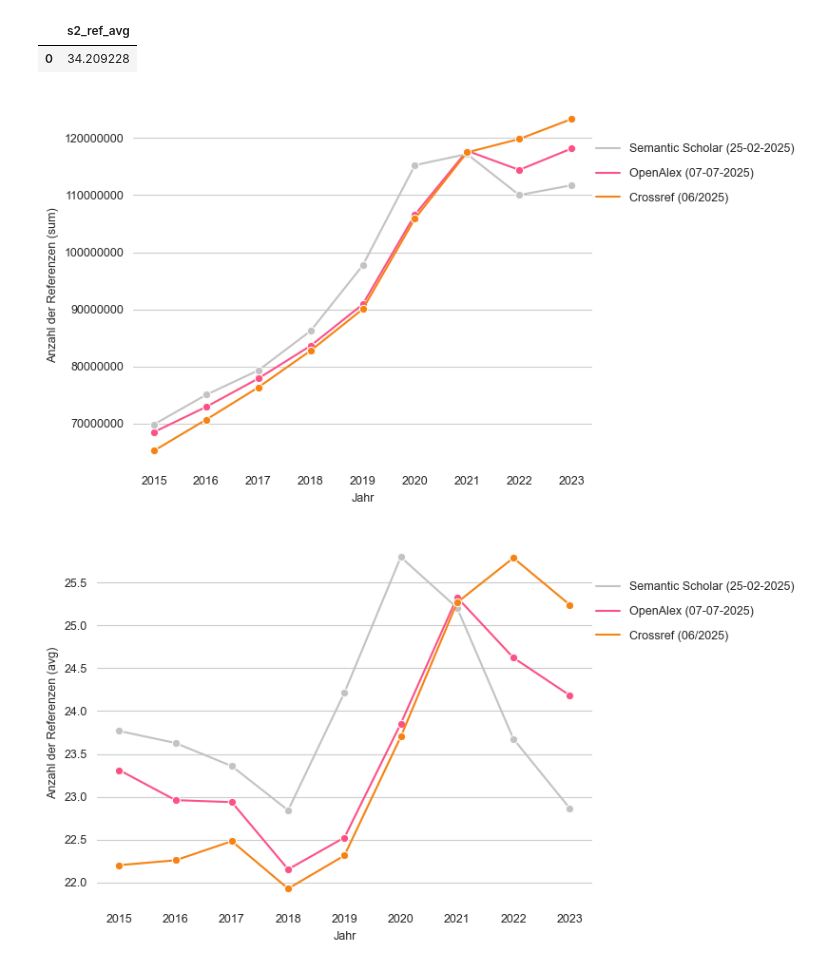
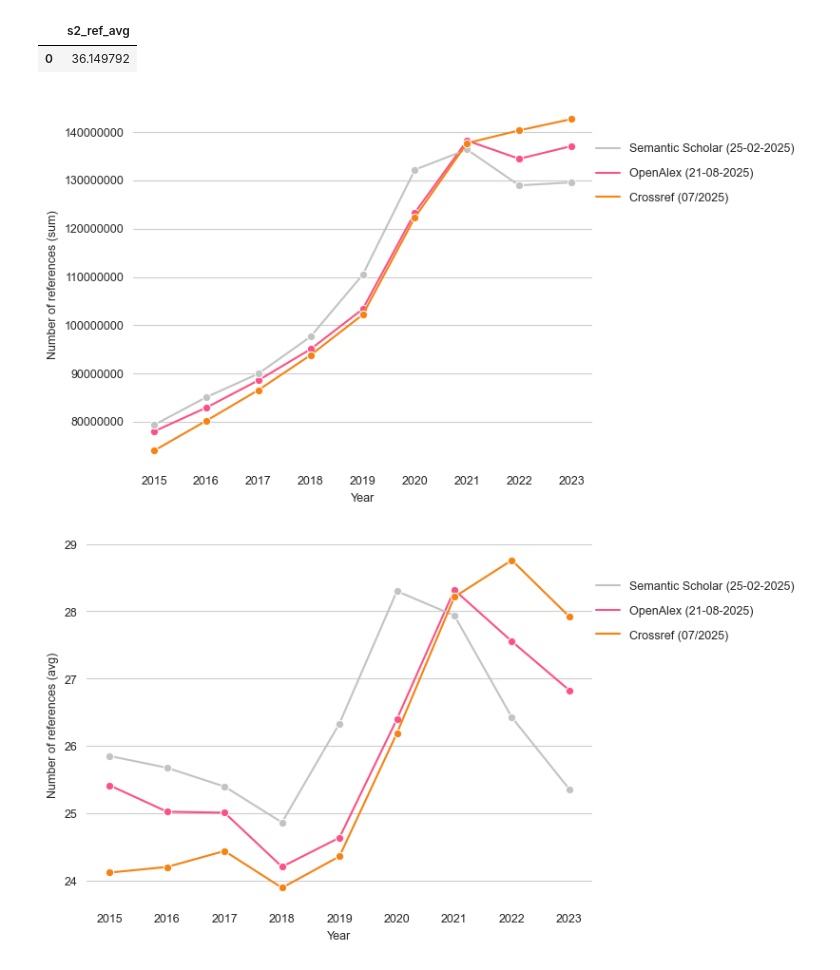
Before and after one commit to naustica/oal_s2_ref, a Jupyter notebook: Codebook.ipynb, the cells around one changed output. Cells and saved outputs as stored; diff of their text form; code cells hidden in the pictures.

Commit message:
update analysis (include reviews)

```diff
--- a/Codebook.ipynb
+++ b/Codebook.ipynb
@@ -201,7 +215,7 @@ oal_ref_avg = client.query(f"""
                                 AVG(oal.referenced_works_count) AS oal_ref_avg,
                             FROM {openalex_snapshot} AS oal
                             WHERE oal.publication_year BETWEEN 2015 AND 2023 AND oal.primary_location.source.type = 'journal'
-                                AND type='article' AND is_paratext=False AND is_retracted=False
+                                AND type IN ('article', 'review') AND is_paratext=False AND is_retracted=False
                             """).to_dataframe()
 # %%
 oal_ref_avg
@@ -225,13 +239,13 @@ s2_ref_avg = client.query(f"""
                             SELECT
                                 AVG(s2.referencecount) AS s2_ref_avg
                             FROM {s2ag_papers} AS s2, UNNEST(publicationtypes) AS ptype
-                            WHERE s2.year BETWEEN 2015 AND 2023 AND ptype = 'JournalArticle'
+                            WHERE s2.year BETWEEN 2015 AND 2023 AND ptype IN ('JournalArticle', 'Review')
                             """).to_dataframe()
 # %%
 s2_ref_avg
 # %% [output]
 |  | s2_ref_avg |
-| 0 | 34.209228 |
+| 0 | 36.149792 |
 # %%
 oal_s2_ref_sum_y = client.query(f"""
                                 SELECT
@@ -274,12 +288,12 @@ sns.lineplot(data=oal_s2_ref_sum_y[['cr_ref_sum', 'publication_year']],
              ax=ax)
 
 ax.grid(False, which='both', axis='x')
-ax.set(xlabel='Jahr', ylabel='Anzahl der Referenzen (sum)')
+ax.set(xlabel='Year', ylabel='Number of references (sum)')
 ax.ticklabel_format(useOffset=False, style='plain')
 
-oal_patch = Line2D([0], [0], color='#fc5185', label='OpenAlex (07-07-2025)')
+oal_patch = Line2D([0], [0], color='#fc5185', label='OpenAlex (21-08-2025)')
 s2_patch = Line2D([0], [0], color='#c3c3c3', label='Semantic Scholar (25-02-2025)')
-cr_patch = Line2D([0], [0], color='#f68212', label='Crossref (06/2025)')
+cr_patch = Line2D([0], [0], color='#f68212', label='Crossref (07/2025)')
 
 lgd = fig.legend(handles=[s2_patch, oal_patch, cr_patch], frameon=False,
                  bbox_to_anchor=(1.35, 0.9), labelspacing=1.1)
@@ -289,7 +303,7 @@ plt.tight_layout()
 plt.show()
 fig.savefig(f'media/s2_oal_cr_sum_ref.png', format='png', bbox_inches='tight', dpi=500)
 # %% [output]
-[figure, old version]
+[figure, new version]
 # %%
 oal_s2_ref_avg_y = client.query(f"""
                                 SELECT
@@ -303,7 +317,7 @@ oal_s2_ref_avg_y = client.query(f"""
                                 JOIN {cr_snapshot} AS cr
                                     ON LOWER(oal.doi) = LOWER(cr.doi)
                                 WHERE oal.publication_year BETWEEN 2015 AND 2023 AND oal.primary_location.source.type = 'journal'
-                                    AND oal.type='article' AND is_paratext=False AND is_retracted=False
+                                    AND oal.type IN ('article', 'review') AND is_paratext=False AND is_retracted=False
                                 GROUP BY publication_year
                                 """).to_dataframe()
 # %%
@@ -317,37 +331,37 @@ sns.lineplot(data=oal_s2_ref_avg_y[['oal_ref_avg', 'publication_year']],
              marker='o',
              ax=ax)
 
 sns.lineplot(data=oal_s2_ref_avg_y[['s2_ref_avg', 'publication_year']],
              x='publication_year',
              y='s2_ref_avg',
              color='#c3c3c3',
              marker='o',
              ax=ax)
 
 sns.lineplot(data=oal_s2_ref_avg_y[['cr_ref_avg', 'publication_year']],
              x='publication_year',
              y='cr_ref_avg',
              color='#f68212',
              marker='o',
              ax=ax)
 
 ax.grid(False, which='both', axis='x')
-ax.set(xlabel='Jahr', ylabel='Anzahl der Referenzen (avg)')
+ax.set(xlabel='Year', ylabel='Number of references (avg)')
 ax.ticklabel_format(useOffset=False, style='plain')
 
-oal_patch = Line2D([0], [0], color='#fc5185', label='OpenAlex (07-07-2025)')
+oal_patch = Line2D([0], [0], color='#fc5185', label='OpenAlex (21-08-2025)')
 s2_patch = Line2D([0], [0], color='#c3c3c3', label='Semantic Scholar (25-02-2025)')
-cr_patch = Line2D([0], [0], color='#f68212', label='Crossref (06/2025)')
+cr_patch = Line2D([0], [0], color='#f68212', label='Crossref (07/2025)')
 
 lgd = fig.legend(handles=[s2_patch, oal_patch, cr_patch], frameon=False,
                  bbox_to_anchor=(1.35, 0.9), labelspacing=1.1)
 
 plt.tight_layout()
 
 plt.show()
 fig.savefig(f'media/s2_oal_cr_avg_ref.png', format='png', bbox_inches='tight', dpi=500)
 # %% [output]
-[figure, old version]
+[figure, new version]
 # %%
 oal_s2_ref_avg_y = client.query(f"""
                                 SELECT
```
Also changed, not shown: parts of 32 cells of this notebook, 4 other files.
